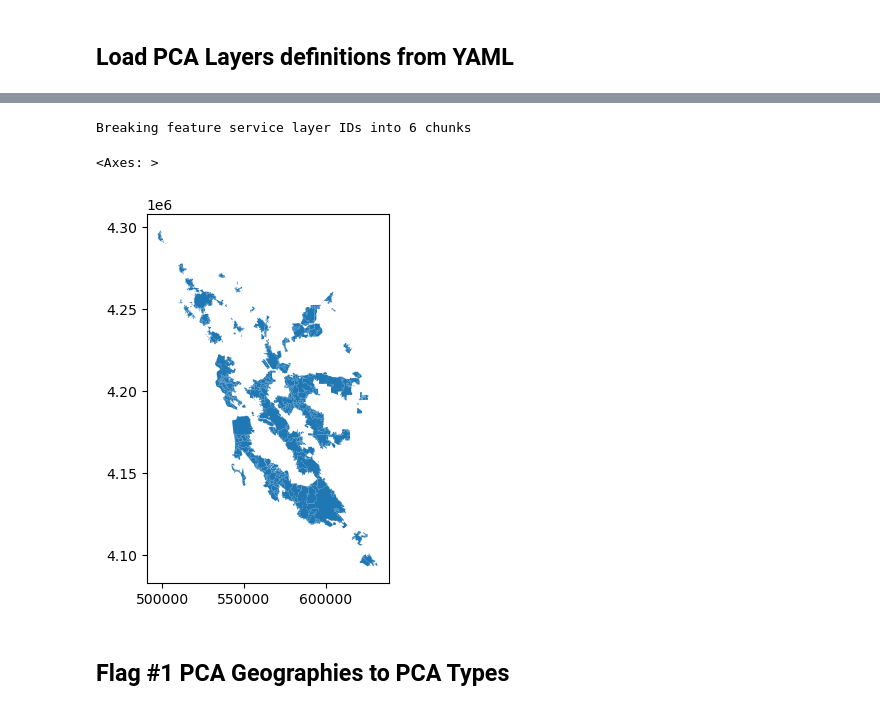
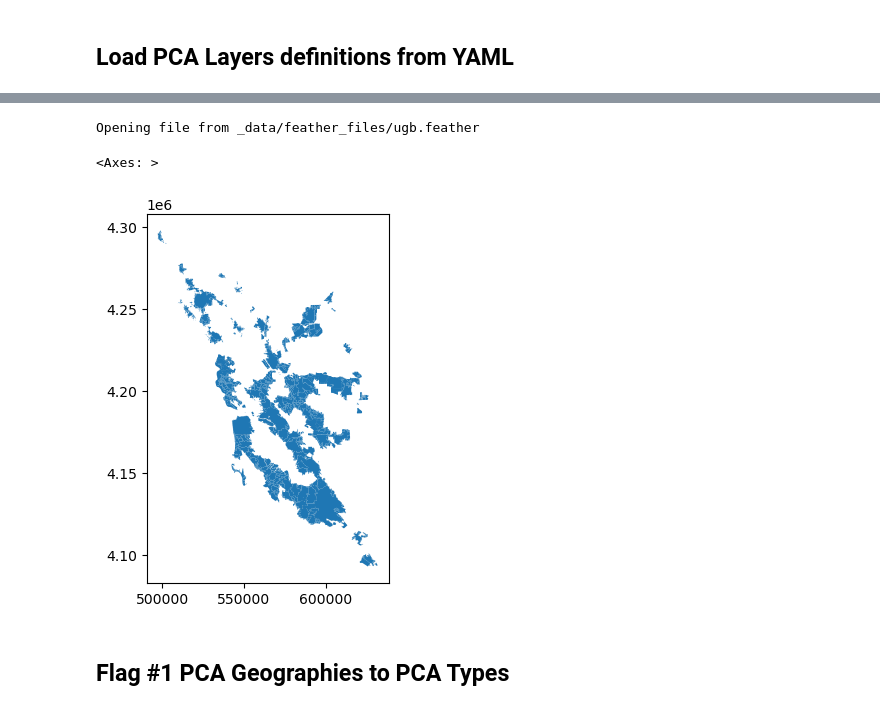
Before and after one commit to BayAreaMetro/PCA-Refresh, a Jupyter notebook: 2_pca_flags.ipynb, the cells around one changed output, grey strips where cells are left out. Cells and saved outputs as stored; diff of their text form; code cells hidden in the pictures.

```diff
--- a/2_pca_flags.ipynb
+++ b/2_pca_flags.ipynb
@@ -207,18 +83,16 @@ Data loaded successfully
 [figure]
-# %%
-## Load UGB
-## Pull GeoTable from AGOL as GeoDataframe
-ugb['data_load'] = pull_geotable_agol(ugb['url'], client=client)
-
-ugb['data'] = ugb['data_load'].copy()
-ugb['data'].reset_index(drop=True, inplace=True)
-ugb['data']['ugb_geo_id'] = 1 + ugb['data'].index
-
-ugb['data'].plot()
-# %% [output]
-Breaking feature service layer IDs into 6 chunks
-<Axes: >
-[figure, removed]
+# %%
+## Load UGB
+## Load UGB from Feather file
+ugb['data_load'] = open_feather(ugb['filename'])
+## Process UGB
+process_data_load(ugb)
+
+ugb['data'].plot()
+# %% [output]
+Opening file from _data/feather_files/ugb.feather
+<Axes: >
+[figure, added]
 # %% [markdown]
 ## Flag #1 PCA Geographies to PCA Types
 # %% [markdown]
```
Also changed, not shown: parts of 30 cells of this notebook.
